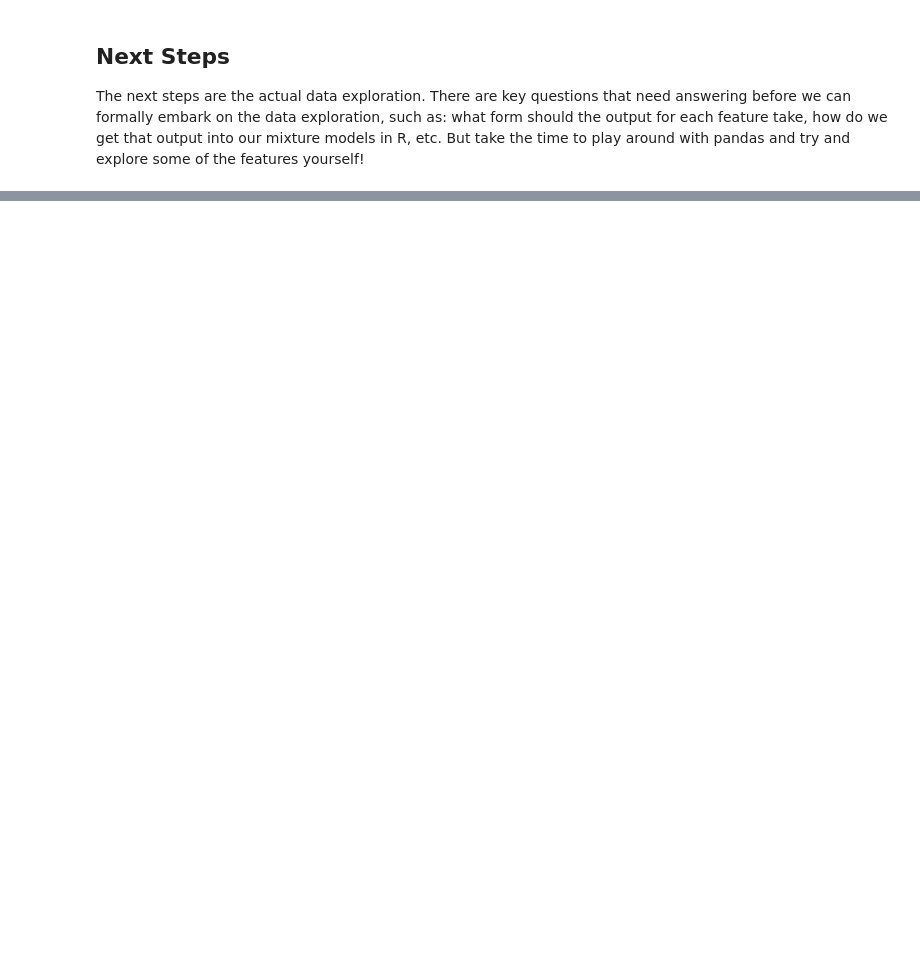
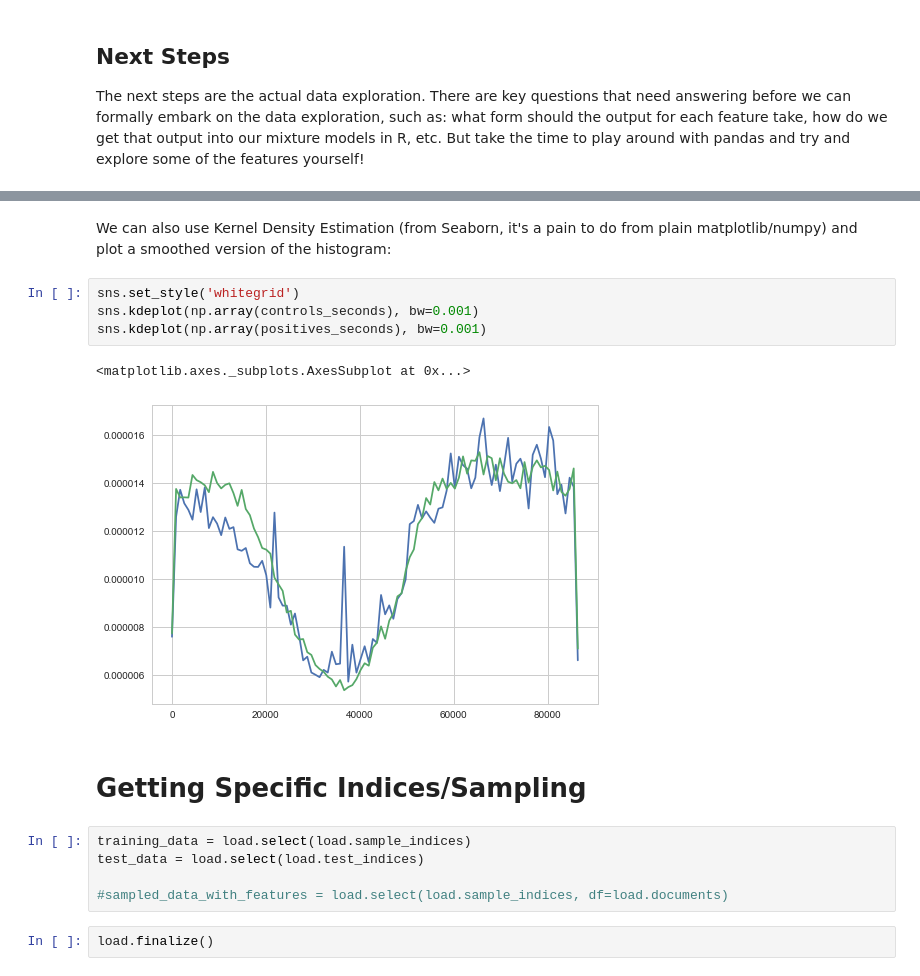
Before and after one commit to jbarrow/cmsc_773, a Jupyter notebook: DataExploration.ipynb, the cells around one changed output, grey strips where cells are left out. Cells and saved outputs as stored; diff of their text form; blank space fills up the shorter version.

```diff
--- a/DataExploration.ipynb
+++ b/DataExploration.ipynb
@@ -187,0 +216,18 @@ The next steps are the actual data exploration. There are key questions that nee
+# %% [markdown]
+We can also use Kernel Density Estimation (from Seaborn, it's a pain to do from plain matplotlib/numpy) and plot a smoothed version of the histogram:
+# %%
+sns.set_style('whitegrid')
+sns.kdeplot(np.array(controls_seconds), bw=0.001)
+sns.kdeplot(np.array(positives_seconds), bw=0.001)
+# %% [output]
+<matplotlib.axes._subplots.AxesSubplot at 0x...>
+[figure, added]
+# %% [markdown]
+# Getting Specific Indices/Sampling
+# %%
+training_data = load.select(load.sample_indices)
+test_data = load.select(load.test_indices)
+
+#sampled_data_with_features = load.select(load.sample_indices, df=load.documents)
+# %%
+load.finalize()
```
Also changed, not shown: parts of 22 cells of this notebook, 6 other files.
